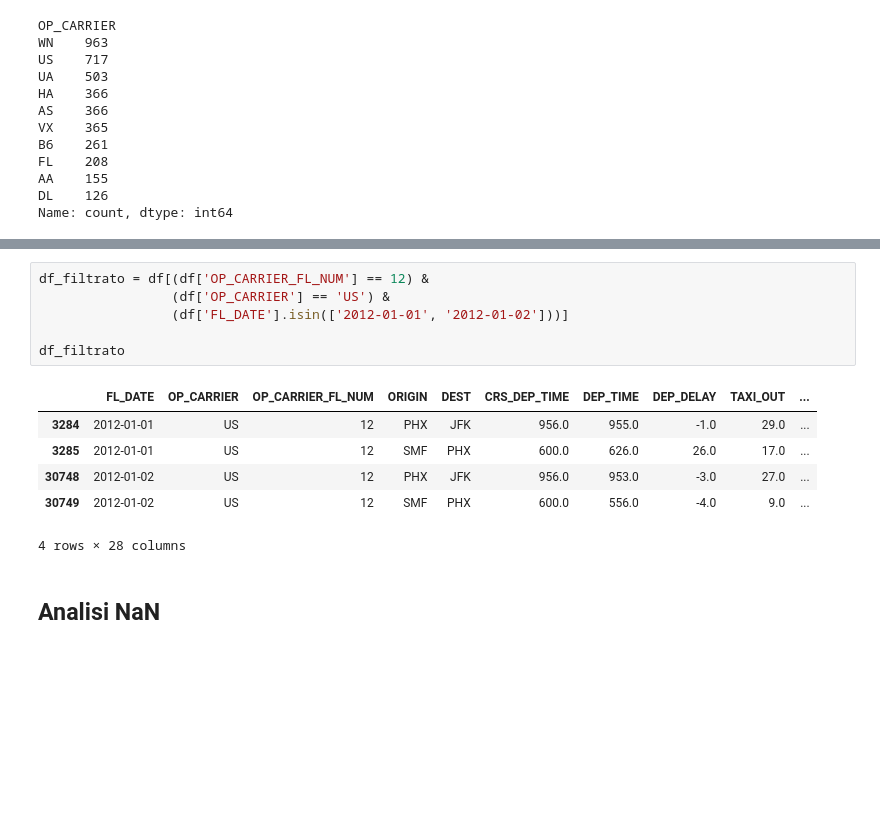
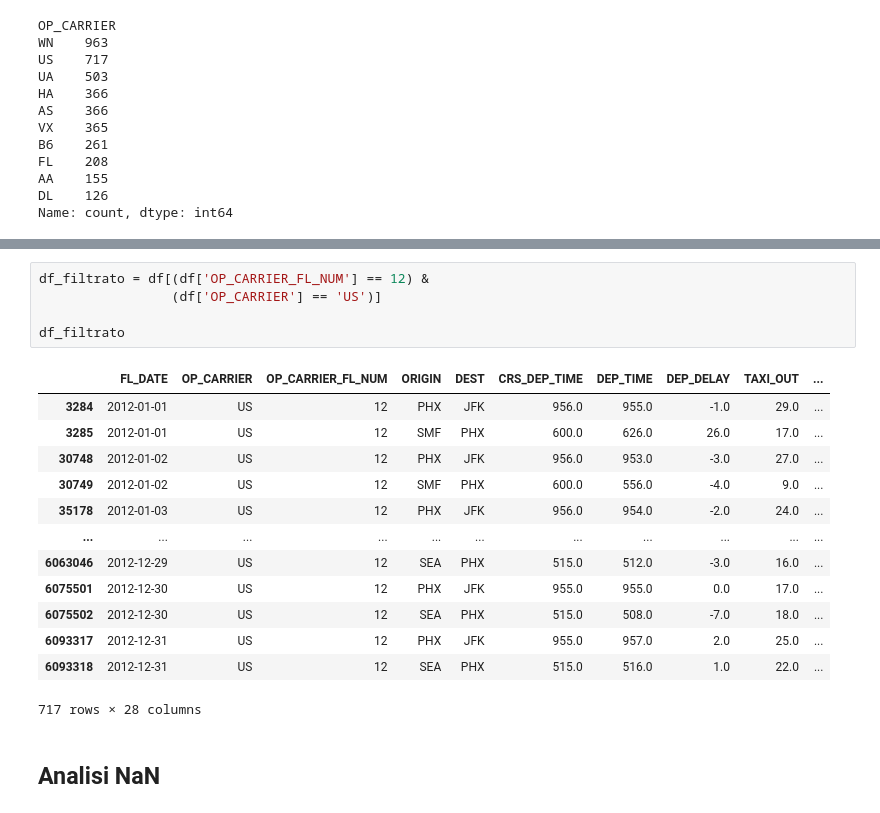
Before and after one commit to Walter-Di-Sabatino/Time-Series-Data-Science-Project, a Jupyter notebook: ETL_analysis.ipynb, the cells around one changed output, grey strips where cells are left out. Cells and saved outputs as stored; diff of their text form; blank space fills up the shorter version.

```diff
--- a/ETL_analysis.ipynb
+++ b/ETL_analysis.ipynb
@@ -129,17 +129,23 @@ ABQ     BWI       1
 Name: count, dtype: int64
 # %%
 df_filtrato = df[(df['OP_CARRIER_FL_NUM'] == 12) &
-                 (df['OP_CARRIER'] == 'US') &
-                 (df['FL_DATE'].isin(['2012-01-01', '2012-01-02']))]
+                 (df['OP_CARRIER'] == 'US')]
 
 df_filtrato
 # %% [output]
 |  | FL_DATE | OP_CARRIER | OP_CARRIER_FL_NUM | ORIGIN | DEST | CRS_DEP_TIME | DEP_TIME | DEP_DELAY | TAXI_OUT | ... |
 | 3284 | 2012-01-01 | US | 12 | PHX | JFK | 956.0 | 955.0 | -1.0 | 29.0 | ... |
 | 3285 | 2012-01-01 | US | 12 | SMF | PHX | 600.0 | 626.0 | 26.0 | 17.0 | ... |
 | 30748 | 2012-01-02 | US | 12 | PHX | JFK | 956.0 | 953.0 | -3.0 | 27.0 | ... |
 | 30749 | 2012-01-02 | US | 12 | SMF | PHX | 600.0 | 556.0 | -4.0 | 9.0 | ... |
+| 35178 | 2012-01-03 | US | 12 | PHX | JFK | 956.0 | 954.0 | -2.0 | 24.0 | ... |
+| ... | ... | ... | ... | ... | ... | ... | ... | ... | ... | ... |
+| 6063046 | 2012-12-29 | US | 12 | SEA | PHX | 515.0 | 512.0 | -3.0 | 16.0 | ... |
+| 6075501 | 2012-12-30 | US | 12 | PHX | JFK | 955.0 | 955.0 | 0.0 | 17.0 | ... |
+| 6075502 | 2012-12-30 | US | 12 | SEA | PHX | 515.0 | 508.0 | -7.0 | 18.0 | ... |
+| 6093317 | 2012-12-31 | US | 12 | PHX | JFK | 955.0 | 957.0 | 2.0 | 25.0 | ... |
+| 6093318 | 2012-12-31 | US | 12 | SEA | PHX | 515.0 | 516.0 | 1.0 | 22.0 | ... |
-4 rows × 28 columns
+717 rows × 28 columns
 # %% [markdown]
 ## Analisi NaN
 # %%
```
